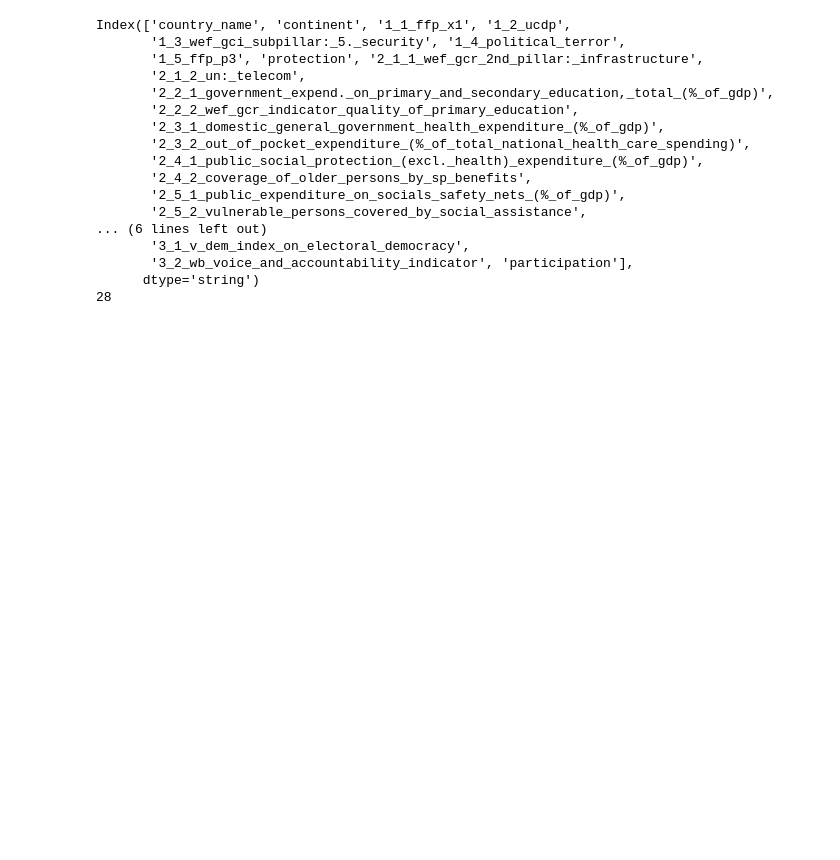
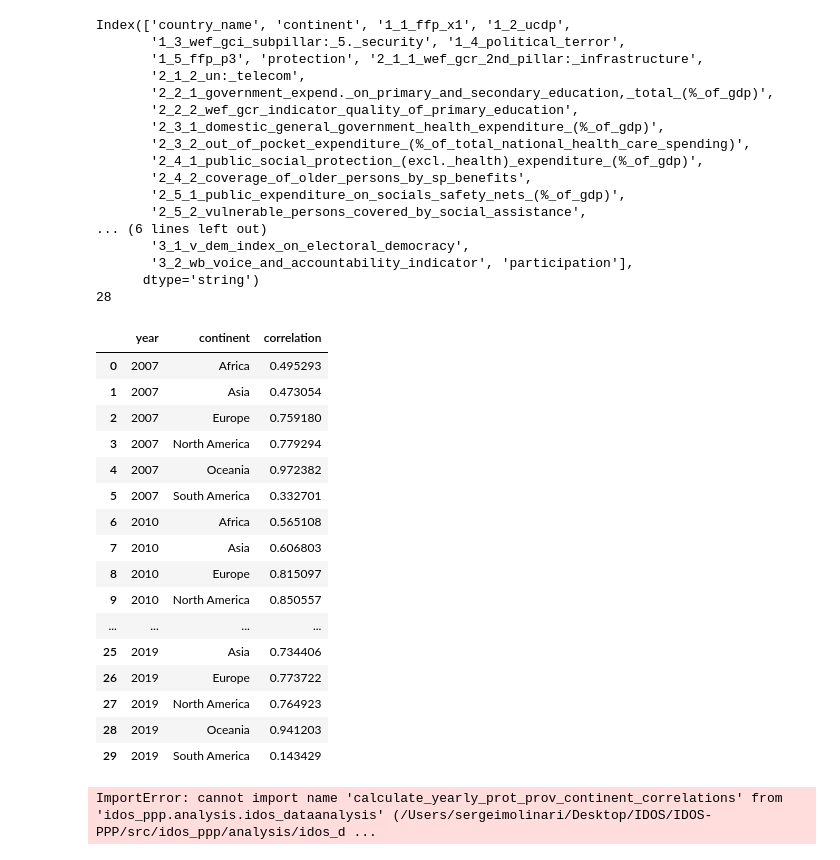
Before and after one commit to sergeimolinari/IDOS-PPP, a Jupyter notebook: src/idos_ppp/data_management/try.ipynb, the cells around one changed output. Drawn from its saved outputs; the diff is of its cells as text; code cells hidden in the pictures; blank space fills up the shorter version.

Commit message:
Change name to prot prov for correlation.

```diff
--- a/src/idos_ppp/data_management/try.ipynb
+++ b/src/idos_ppp/data_management/try.ipynb
@@ -377,3 +377,51 @@ Index(['country_name', 'continent', '1_1_ffp_x1', '1_2_ucdp',
        '3_2_wb_voice_and_accountability_indicator', 'participation'],
       dtype='string')
 28
+# %%
+analysis_correlation_by_year = pd.read_feather(BLD / "analysis" / "yearly_continent_correlations.arrow")
+analysis_correlation_by_year
+# %% [output]
+|  | year | continent | correlation |
+| 0 | 2007 | Africa | 0.495293 |
+| 1 | 2007 | Asia | 0.473054 |
+| 2 | 2007 | Europe | 0.759180 |
+| 3 | 2007 | North America | 0.779294 |
+| 4 | 2007 | Oceania | 0.972382 |
+| 5 | 2007 | South America | 0.332701 |
+| 6 | 2010 | Africa | 0.565108 |
+| 7 | 2010 | Asia | 0.606803 |
+| 8 | 2010 | Europe | 0.815097 |
+| 9 | 2010 | North America | 0.850557 |
+| ... | ... | ... | ... |
+| 25 | 2019 | Asia | 0.734406 |
+| 26 | 2019 | Europe | 0.773722 |
+| 27 | 2019 | North America | 0.764923 |
+| 28 | 2019 | Oceania | 0.941203 |
+| 29 | 2019 | South America | 0.143429 |
+# %%
+from idos_ppp.analysis.idos_dataanalysis import (
+    calculate_yearly_prot_prov_continent_correlations,
+    calculate_yearly_prot_prov_correlations,
+)
+
+# Display the DataFrames
+input_dir = BLD / "data" / "subsets"
+output_dir_1=BLD / "analysis" / "yearly_correlations.arrow"
+output_dir_2=BLD / "analysis" / "yearly_correlations_continent.arrow"
+
+
+try:
+    european_union_countries_data = pd.read_csv(input_dir / "european_union_countries_data.csv")
+    yearly_correlations_df = calculate_yearly_prot_prov_correlations(european_union_countries_data)
+    yearly_correlations_continent_df = calculate_yearly_prot_prov_continent_correlations(european_union_countries_data)
+    yearly_correlations_df.to_feather(output_dir_1)
+    yearly_correlations_continent_df.to_feather(output_dir_2)
+    print("Data loaded successfully.")
+    # Display the first few rows of the dataframe
+    print(yearly_correlations_df, yearly_correlations_continent_df)
+except FileNotFoundError:
+    print(f"Error: The file {input_dir} was not found.")
+except Exception as e:
+    print(f"An error occurred: {e}")
+# %% [output]
+ImportError: cannot import name 'calculate_yearly_prot_prov_continent_correlations' from 'idos_ppp.analysis.idos_dataanalysis' (/Users/sergeimolinari/Desktop/IDOS/IDOS-PPP/src/idos_ppp/analysis/idos_d ...
```
Also changed, not shown: parts of 2 cells of this notebook, 3 other files.
